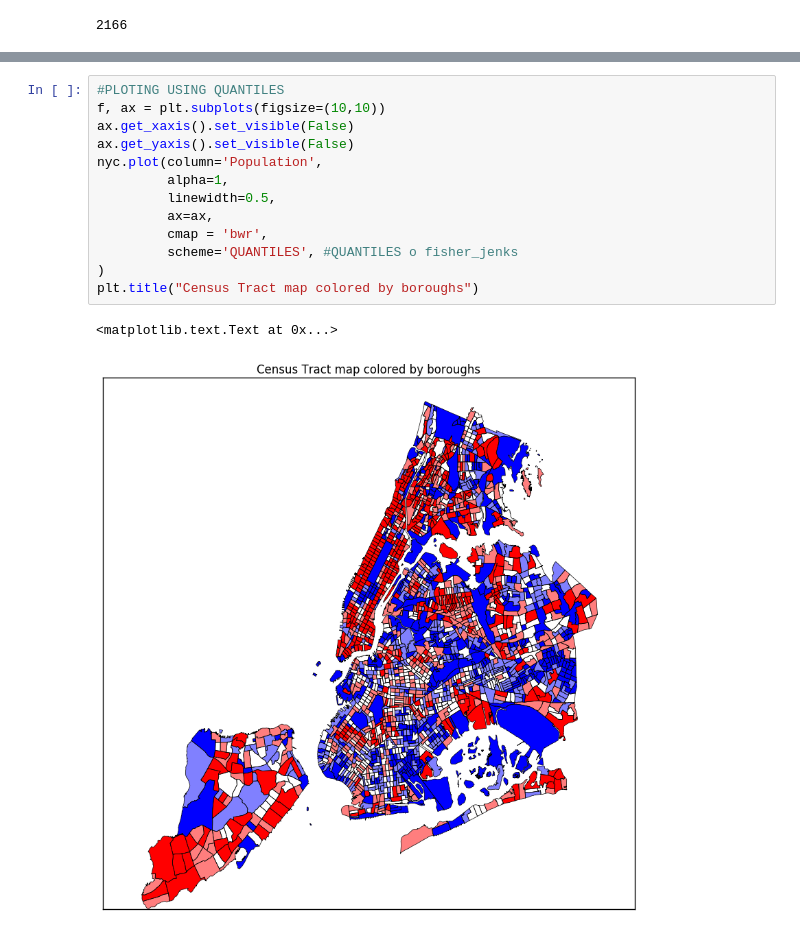
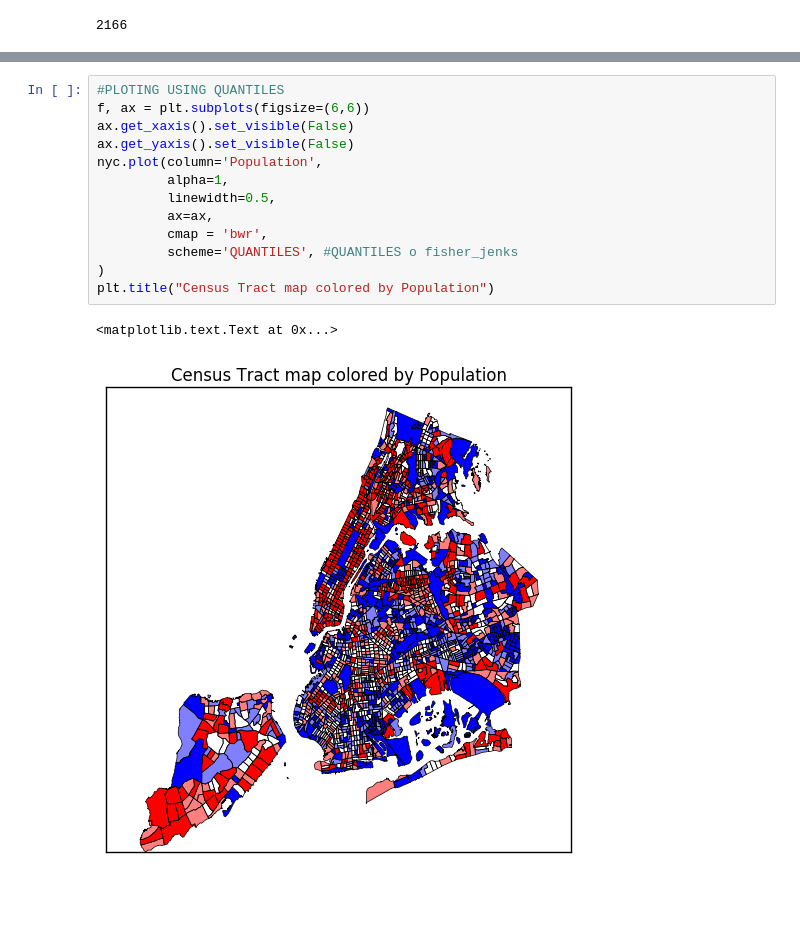
Before and after one commit to alephcero/ads, a Jupyter notebook: geo.ipynb, the cells around one changed output, grey strips where cells are left out. Cells and saved outputs as stored; diff of their text form; blank space fills up the shorter version.

```diff
--- a/geo.ipynb
+++ b/geo.ipynb
@@ -74,16 +81,16 @@ nyc.head()
 # %%
 #PLOTING USING QUANTILES
-f, ax = plt.subplots(figsize=(10,10))
+f, ax = plt.subplots(figsize=(6,6))
 ax.get_xaxis().set_visible(False)
 ax.get_yaxis().set_visible(False)
 nyc.plot(column='Population',
          alpha=1,
          linewidth=0.5,
          ax=ax,
          cmap = 'bwr',
          scheme='QUANTILES', #QUANTILES o fisher_jenks
 )
-plt.title("Census Tract map colored by boroughs")
+plt.title("Census Tract map colored by Population")
 # %% [output]
 <matplotlib.text.Text at 0x...>
-[figure, old version]
+[figure, new version]
```
Also changed, not shown: parts of 17 cells of this notebook.
